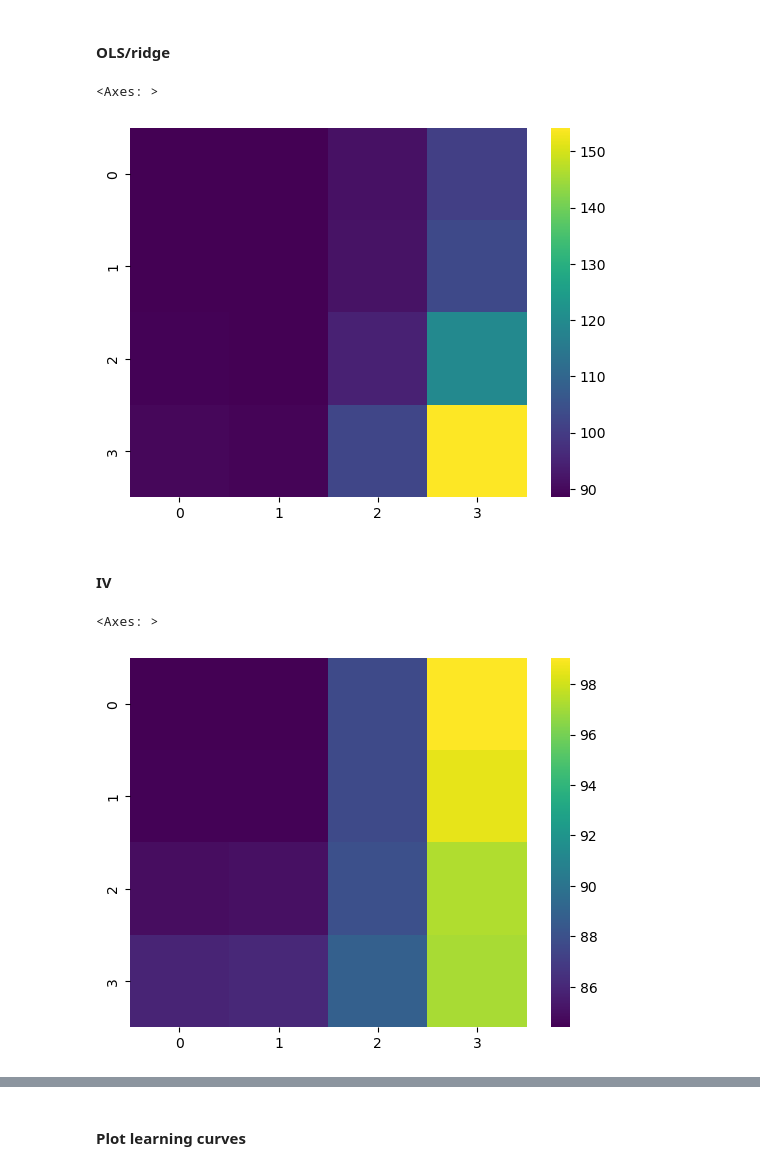
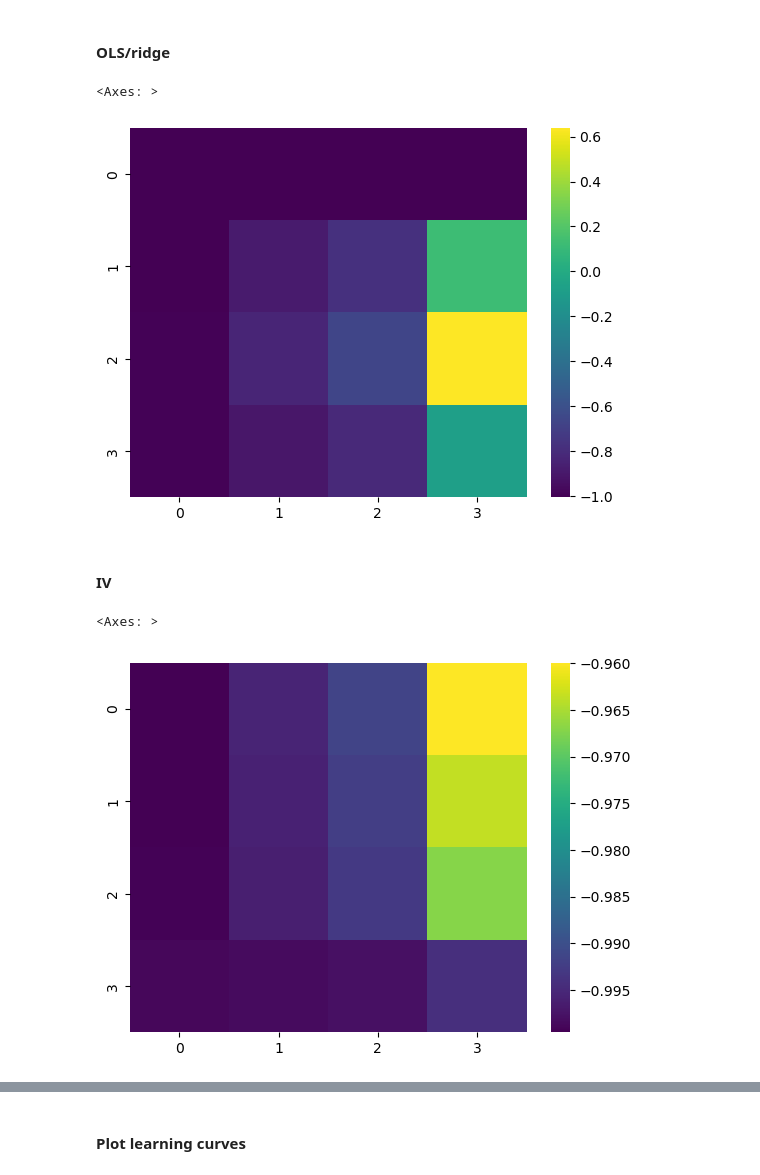
Before and after one commit to riccardodv/O2SLS-and-OFUL-IV, a Jupyter notebook: 2SLSOnline_RealData.ipynb, the cells around one changed output, grey strips where cells are left out. Saved outputs shown, nothing was run; the diff lists cells and outputs as text; code cells hidden in the pictures.

Commit message:
update plots

```diff
--- a/2SLSOnline_RealData.ipynb
+++ b/2SLSOnline_RealData.ipynb
@@ -681,7 +681,7 @@ type_onrec = [r"$\beta_t$", r"$R^2_t$", r"$regret$", r"Cumulative Regret"]
 # %%
 ## PARAMETERS
 np.random.seed(23)
-n_iters = 5
+n_iters = 20
 T = int(1e3)
 sigma_1, sigma_2 = 1, 1
 lamda, lamda_IV = 1e-1, 1e-1
@@ -692,8 +692,8 @@ lamda, lamda_IV = 1e-1, 1e-1
 # online_loss_oracle = np.zeros((n_iters, len(methods), T))
 # online_loss_identification = np.zeros((n_iters, len(methods), T))
 
-s=[0,1,5,10] #+[20*i for i in range(1,11,1)]
-f=[0,1,5,10] #+[20*i for i in range(1,11,1)]
+s=[0,5,10,50] #+[20*i for i in range(1,11,1)]
+f=[0,5,10,50] #+[20*i for i in range(1,11,1)]
 if len(s) == len(f):
     dim_s_f = len(s)
 else:
@@ -708,7 +708,8 @@ type_offrec = [r"$\beta_t$", r"$R^2_t$", r"$regret$"]
 ## MODEL
 # first stage
 e = np.random.binomial(1, 0.01, size=(n_iters, T,1))
-Z = np.random.randn(n_iters,T,1)*5
+# Z = np.random.randn(n_iters,T,1)*5
+Z = np.random.randn(n_iters,T,1)
 eps = sigma_1*np.random.randn(n_iters,T,1)
 Xmat = 5 + theta_star*Z + f*e + eps
 # second stage
@@ -844,13 +844,13 @@ mean_records_on = np.mean(records_on, axis=0)
 std_records_on = np.std(records_on, axis=0)
 # %%
 options = {"beta":0, "R2":1, "reg":2, "cumreg":3}
-choose_key = "cumreg"
+choose_key = "beta"
 
 sns.heatmap(mean_records_on[-1, options[choose_key],:,:], cmap="viridis")
 # mean_records_on[-1, options[choose_key],:,:].round(5)
 # %% [output]
 <Axes: >
-[figure, old version]
+[figure, new version]
 # %% [markdown]
 #### IV
 # %%
@@ -883,13 +883,13 @@ mean_records_on_iv = np.mean(records_on_iv[:,:,:,:], axis=0)
 std_records_on_iv = np.std(records_on_iv, axis=0)
 # %%
 options = {"beta":0, "R2":1, "reg":2, "cumreg":3}
-choose_key = "cumreg"
+choose_key = "beta"
 
 sns.heatmap(mean_records_on_iv[-1, options[choose_key],:,:], cmap="viridis")
 # mean_records_on_iv[-1, options[choose_key],:,:].round(5)
 # %% [output]
 <Axes: >
-[figure, old version]
+[figure, new version]
 # %%
 # Set the size of the figure
 fig, ax = plt.subplots(1, 2, figsize=(15, 6))
```
Also changed, not shown: parts of 7 cells of this notebook.
